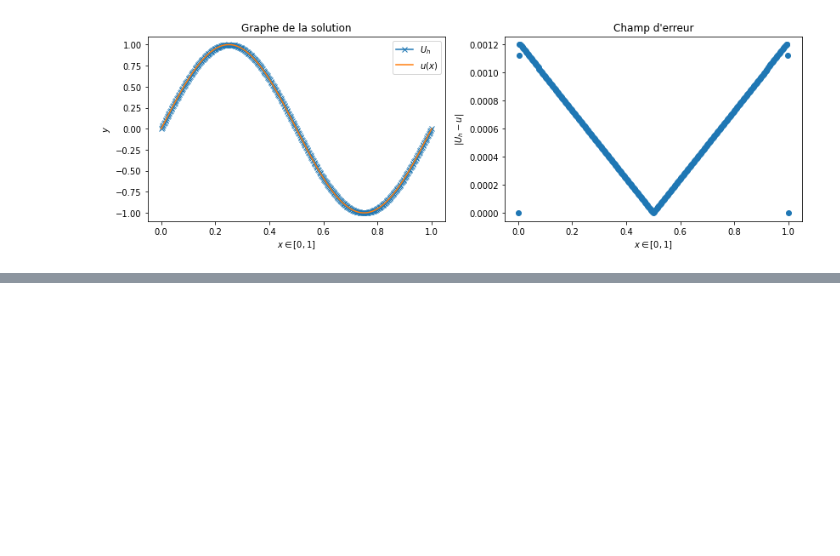
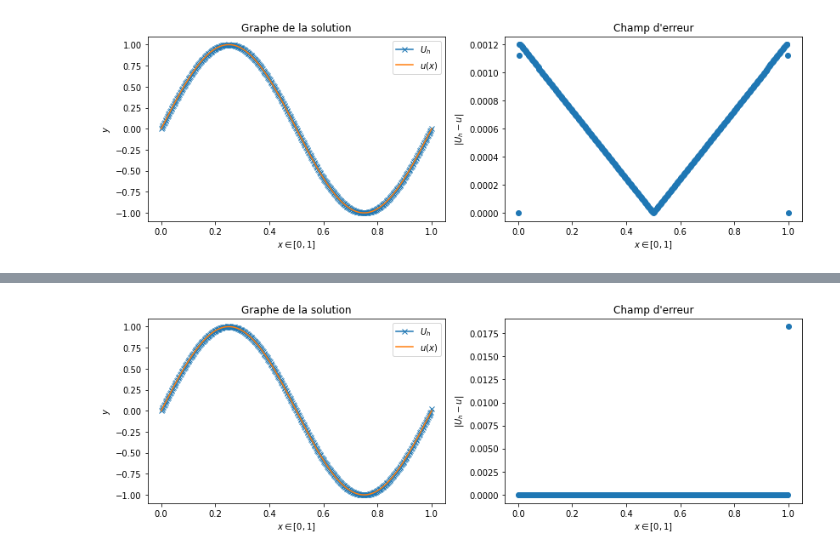
Before and after one commit to julienVLNT/python-sandbox, a Jupyter notebook: EDP/poisson1D.ipynb, the cells around one changed output, grey strips where cells are left out. Drawn from its saved outputs; the diff is of its cells as text; code cells hidden in the pictures; blank space fills up the shorter version.

```diff
--- a/EDP/poisson1D.ipynb
+++ b/EDP/poisson1D.ipynb
@@ -130,0 +143,41 @@ pyplot.show()
+# %%
+# Implémentation de l'opérateur laplacien
+# C'est une matrice à trois bandes
+A = - 2 * numpy.eye(nx-2) + numpy.diag(numpy.ones(nx-3),1) + numpy.diag(numpy.ones(nx-3), -1)
+       # diagonale               # sur-diagonale                     # sous-diagonale
+A = -A
+A = A / dx**2
+
+# Construction du second membre
+b = f(Ox[1:-1])    # on évalue f à l'intérieur de l'intervalle
+
+# Résolution du système linéaire
+Uh = numpy.zeros(nx)
+Uh[1:-1] = numpy.linalg.solve(A, b)    # résolution de l'équation à l'intérieur du segment
+Uh[0]  = 0                 # Dirichlet en 0
+Uh[-1] = 1.*dx - Uh[-2]    # Neumann en 1
+
+# Solution analytique
+U = u(Ox)
+
+# Champ d'erreurs
+err = numpy.abs(Uh-U)
+
+fig, ax, = pyplot.subplots(1, 2)
+fig.set_figwidth(2.3 * fig.get_figwidth())
+
+ax[0].plot(Ox, Uh, label="$U_h$", marker='x')
+ax[0].plot(Ox, U, label="$u(x)$")
+ax[0].legend()
+ax[0].set_title("Graphe de la solution")
+ax[0].set_xlabel("$x \in [0,1]$")
+ax[0].set_ylabel("$y$")
+
+ax[1].scatter(Ox, err)
+ax[1].set_title("Champ d'erreur")
+ax[1].set_xlabel("$x \in [0,1]$")
+ax[1].set_ylabel("$|U_h-u|$")
+
+pyplot.show()
+# %% [output]
+[figure, added]
```
Also changed, not shown: parts of 9 cells of this notebook.
